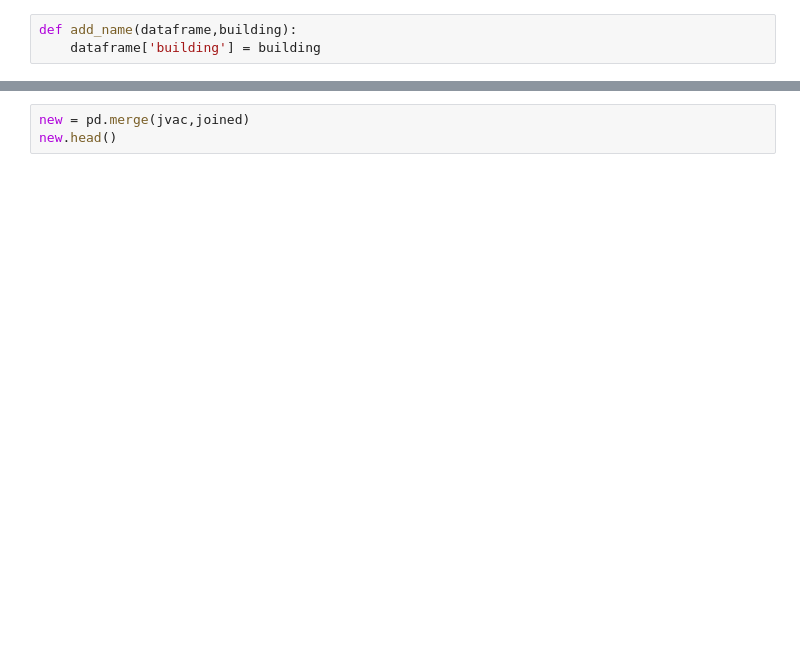
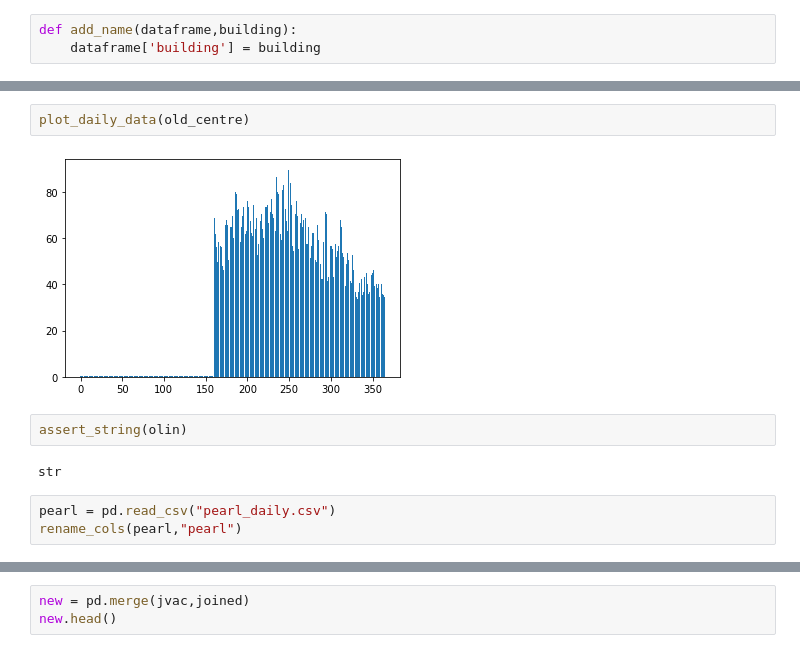
Before and after one commit to jacksonkennedynorris/green_centre, a Jupyter notebook: GreenProject.ipynb, the cells around one changed output, grey strips where cells are left out. Drawn from its saved outputs; the diff is of its cells as text; blank space fills up the shorter version.

```diff
--- a/GreenProject.ipynb
+++ b/GreenProject.ipynb
@@ -45,0 +84,11 @@ old_centre
+# %%
+plot_daily_data(old_centre)
+# %% [output]
+[figure, added]
+# %%
+assert_string(olin)
+# %% [output]
+str
+# %%
+pearl = pd.read_csv("pearl_daily.csv")
+rename_cols(pearl,"pearl")
```
Also changed, not shown: parts of 18 cells of this notebook, 7 other files.
